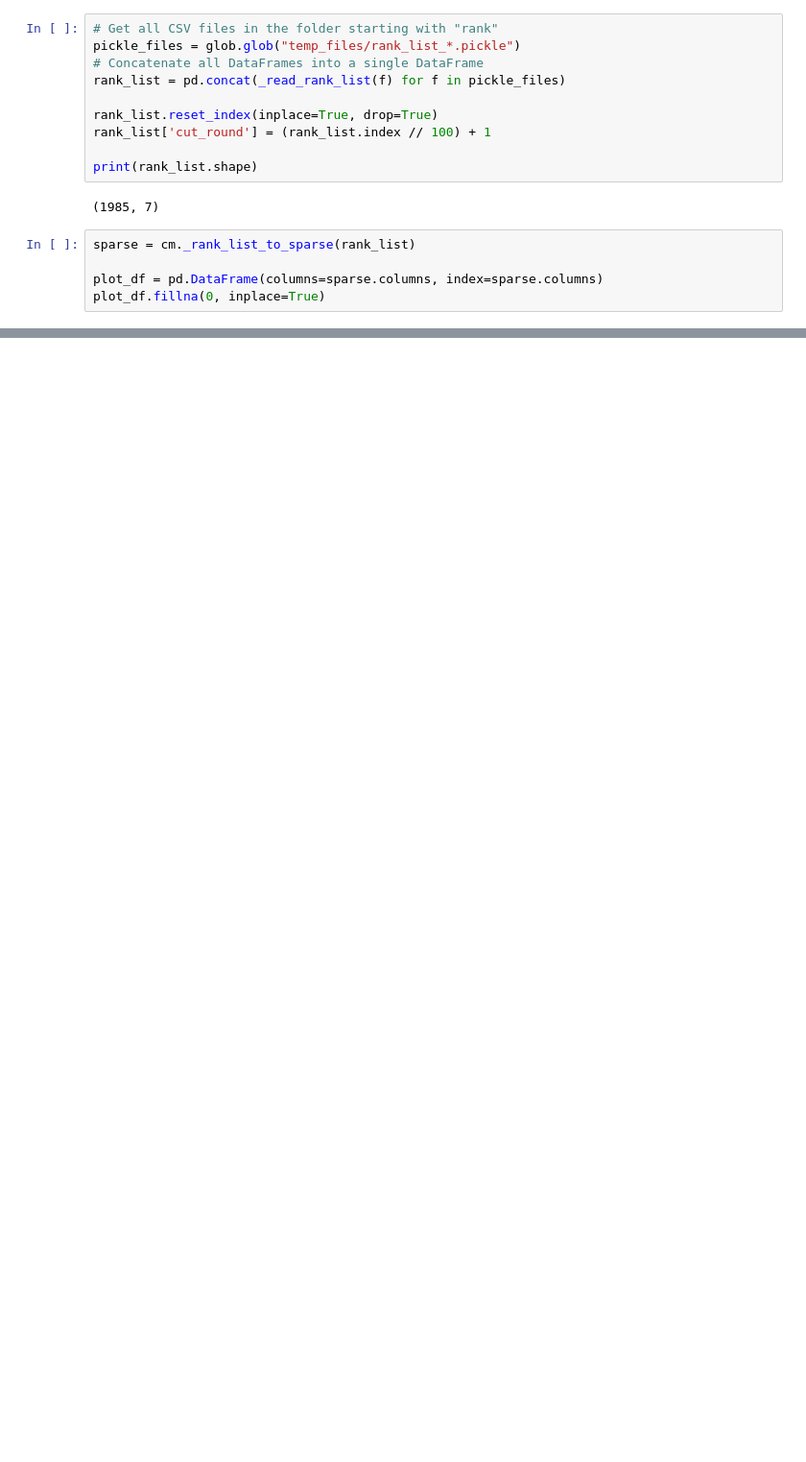
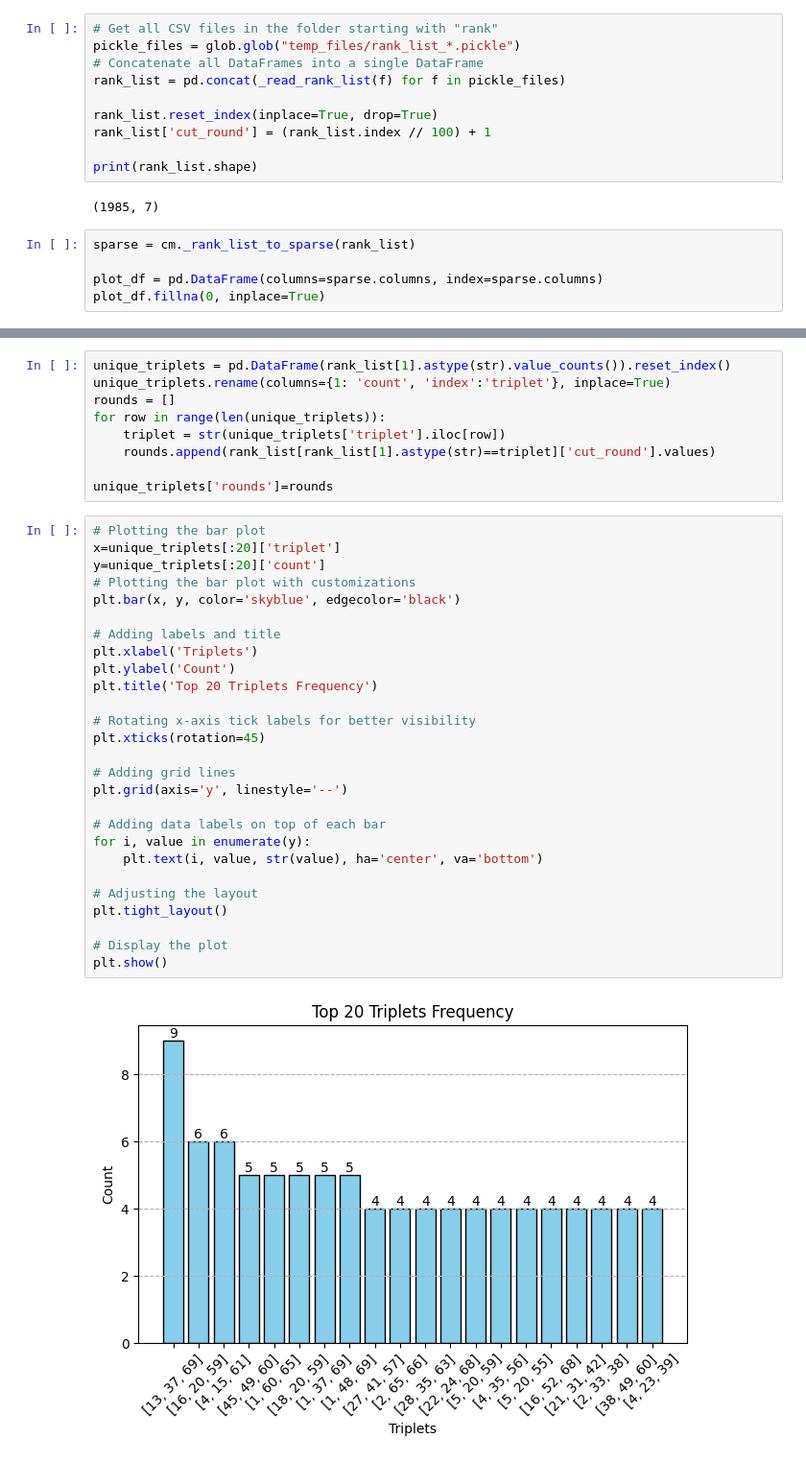
Before and after one commit to costasmexis/SDPCutSel, a Jupyter notebook: studyResults.ipynb, the cells around one changed output, grey strips where cells are left out. Shown: that part at 96% size. Saved outputs shown, nothing was run; the diff lists cells and outputs as text; blank space fills up the shorter version.

```diff
--- a/studyResults.ipynb
+++ b/studyResults.ipynb
@@ -146,0 +119,38 @@ df
+# %%
+unique_triplets = pd.DataFrame(rank_list[1].astype(str).value_counts()).reset_index()
+unique_triplets.rename(columns={1: 'count', 'index':'triplet'}, inplace=True)
+rounds = []
+for row in range(len(unique_triplets)):
+    triplet = str(unique_triplets['triplet'].iloc[row])
+    rounds.append(rank_list[rank_list[1].astype(str)==triplet]['cut_round'].values)
+
+unique_triplets['rounds']=rounds
+# %%
+# Plotting the bar plot
+x=unique_triplets[:20]['triplet']
+y=unique_triplets[:20]['count']
+# Plotting the bar plot with customizations
+plt.bar(x, y, color='skyblue', edgecolor='black')
+
+# Adding labels and title
+plt.xlabel('Triplets')
+plt.ylabel('Count')
+plt.title('Top 20 Triplets Frequency')
+
+# Rotating x-axis tick labels for better visibility
+plt.xticks(rotation=45)
+
+# Adding grid lines
+plt.grid(axis='y', linestyle='--')
+
+# Adding data labels on top of each bar
+for i, value in enumerate(y):
+    plt.text(i, value, str(value), ha='center', va='bottom')
+
+# Adjusting the layout
+plt.tight_layout()
+
+# Display the plot
+plt.show()
+# %% [output]
+[figure, added]
```
Also changed, not shown: parts of 12 cells of this notebook, 10 other files.
